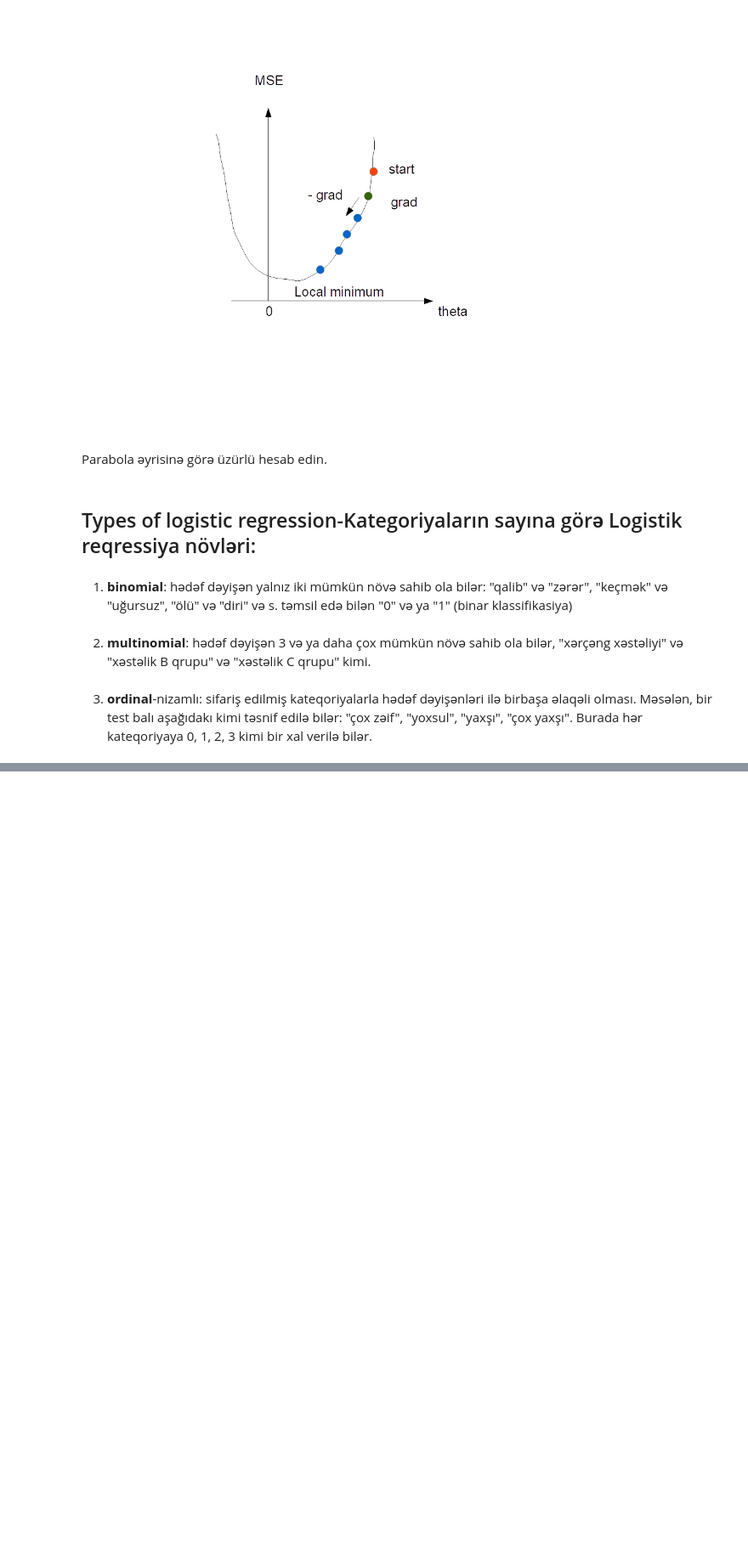
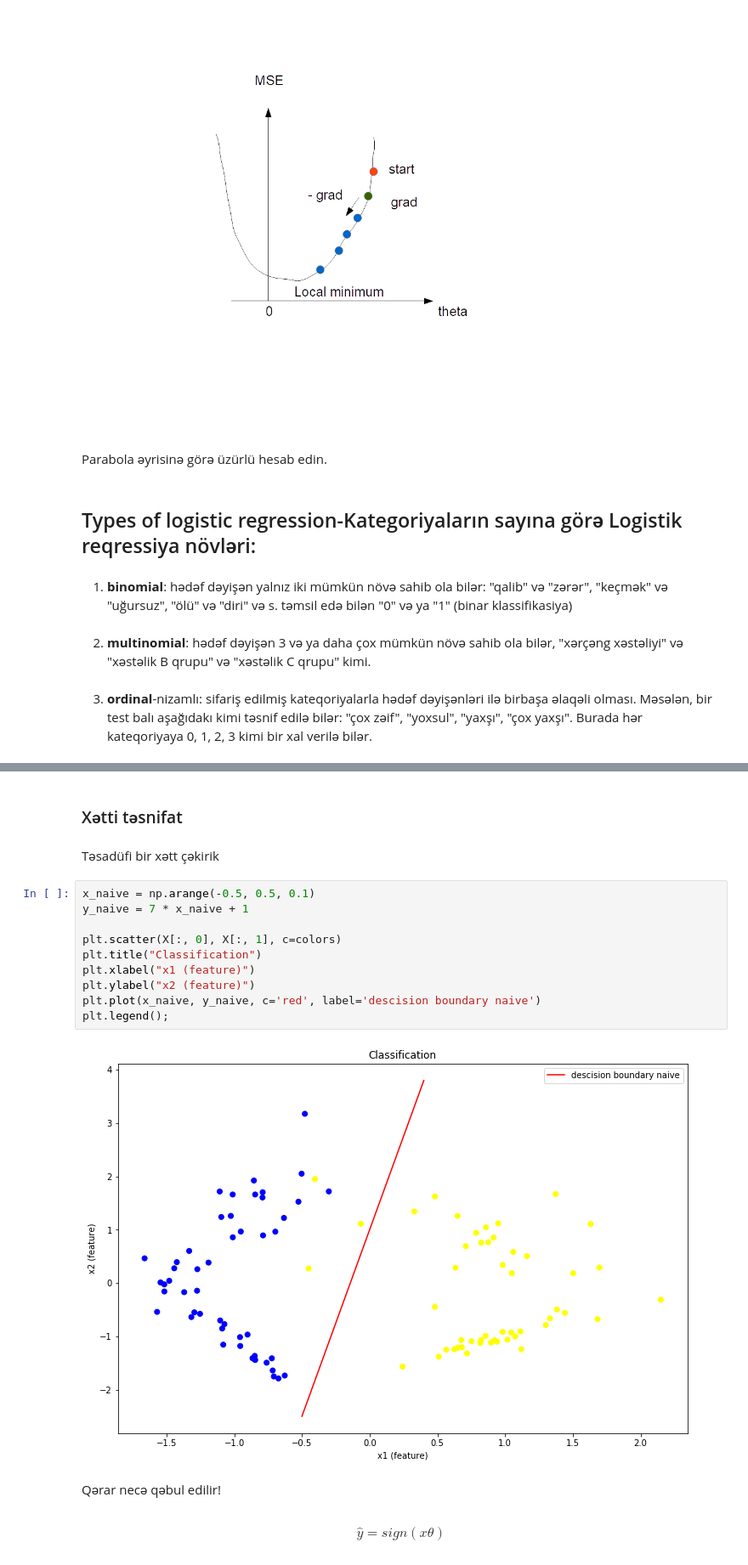
Before and after one commit to RashadGarayev/MachineLearningAZ, a Jupyter notebook: MachineLearningAz/Logistic_regression.ipynb, the cells around one changed output, grey strips where cells are left out. Shown at 85% size. Saved outputs shown, nothing was run; the diff lists cells and outputs as text; blank space fills up the shorter version.

```diff
--- a/MachineLearningAz/Logistic_regression.ipynb
+++ b/MachineLearningAz/Logistic_regression.ipynb
@@ -168,0 +197,20 @@ Parabola əyrisinə görə üzürlü hesab edin.
+# %% [markdown]
+### Xətti təsnifat
+# %% [markdown]
+Təsadüfi bir xətt çəkirik
+# %%
+x_naive = np.arange(-0.5, 0.5, 0.1)
+y_naive = 7 * x_naive + 1
+
+plt.scatter(X[:, 0], X[:, 1], c=colors)
+plt.title("Classification")
+plt.xlabel("x1 (feature)")
+plt.ylabel("x2 (feature)")
+plt.plot(x_naive, y_naive, c='red', label='descision boundary naive')
+plt.legend();
+# %% [output]
+[figure, added]
+# %% [markdown]
+Qərar necə qəbul edilir!
+# %% [markdown]
+$$\hat{y} = sign(x\theta)$$
```
Also changed, not shown: parts of 6 cells of this notebook.
